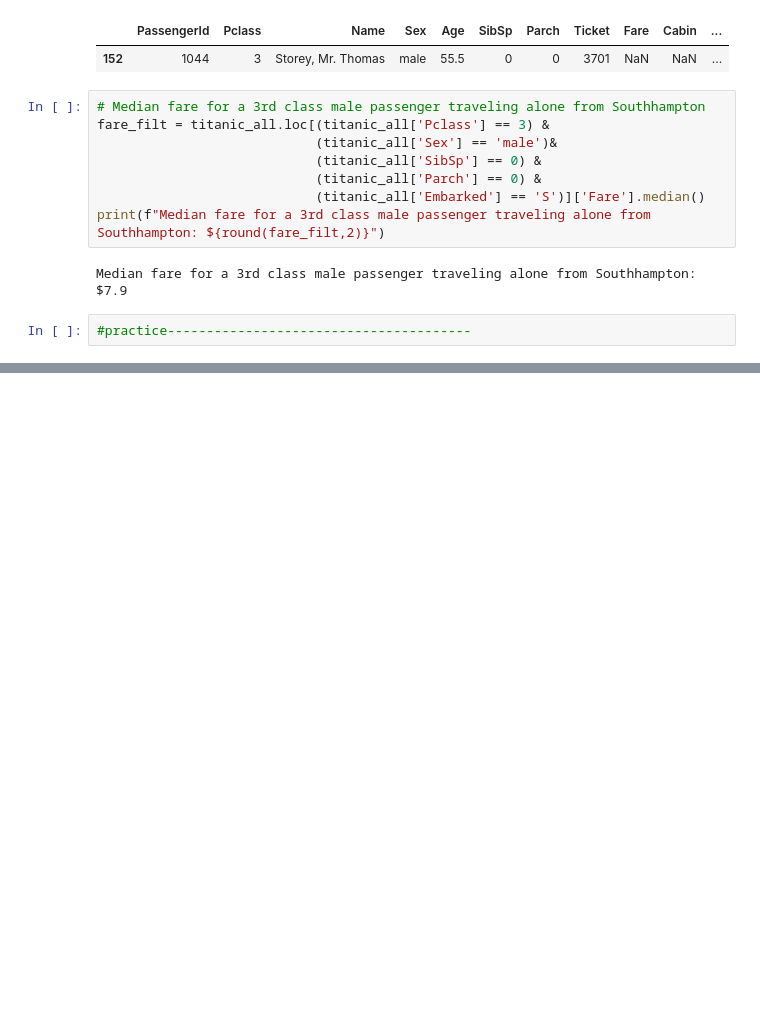
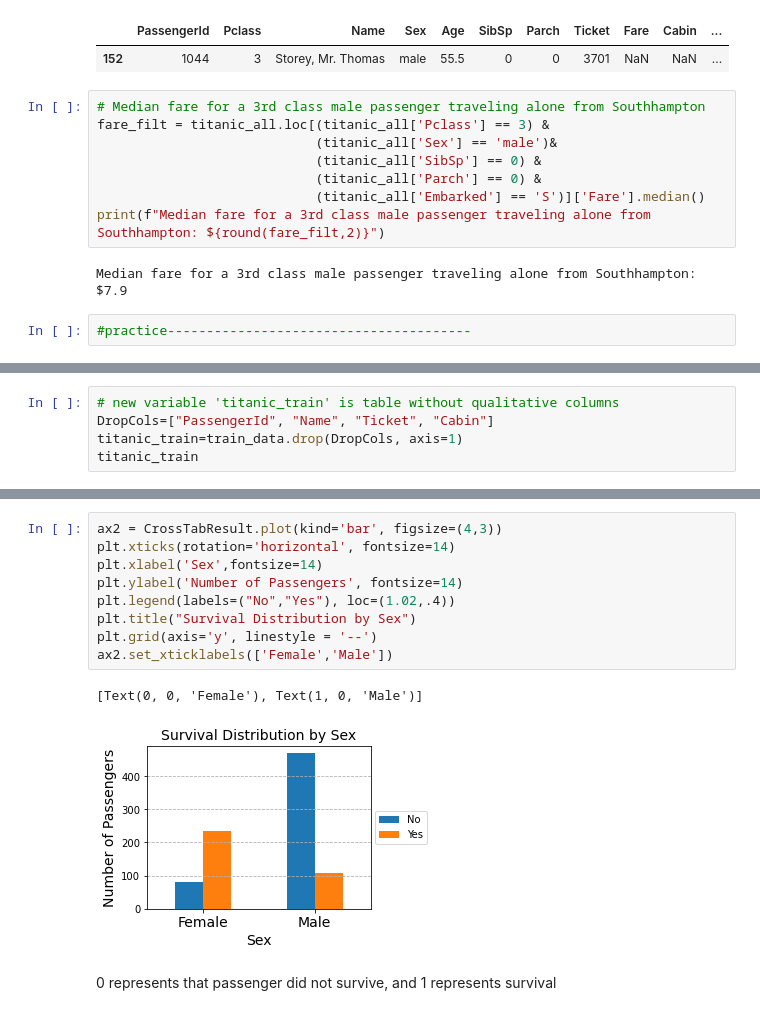
Before and after one commit to pdtTech/Titanic, a Jupyter notebook: Titanic Team Project.ipynb, the cells around one changed output, grey strips where cells are left out. Drawn from its saved outputs; the diff is of its cells as text; blank space fills up the shorter version.

```diff
--- a/Titanic Team Project.ipynb
+++ b/Titanic Team Project.ipynb
@@ -319,0 +269,5 @@ dtype: int64
+# %%
+# new variable 'titanic_train' is table without qualitative columns
+DropCols=["PassengerId", "Name", "Ticket", "Cabin"]
+titanic_train=train_data.drop(DropCols, axis=1)
+titanic_train
@@ -319,0 +313,14 @@ dtype: int64
+# %%
+ax2 = CrossTabResult.plot(kind='bar', figsize=(4,3))
+plt.xticks(rotation='horizontal', fontsize=14)
+plt.xlabel('Sex',fontsize=14)
+plt.ylabel('Number of Passengers', fontsize=14)
+plt.legend(labels=("No","Yes"), loc=(1.02,.4))
+plt.title("Survival Distribution by Sex")
+plt.grid(axis='y', linestyle = '--')
+ax2.set_xticklabels(['Female','Male'])
+# %% [output]
+[Text(0, 0, 'Female'), Text(1, 0, 'Male')]
+[figure, added]
+# %% [markdown]
+0 represents that passenger did not survive, and 1 represents survival
```
Also changed, not shown: parts of 9 cells of this notebook.
